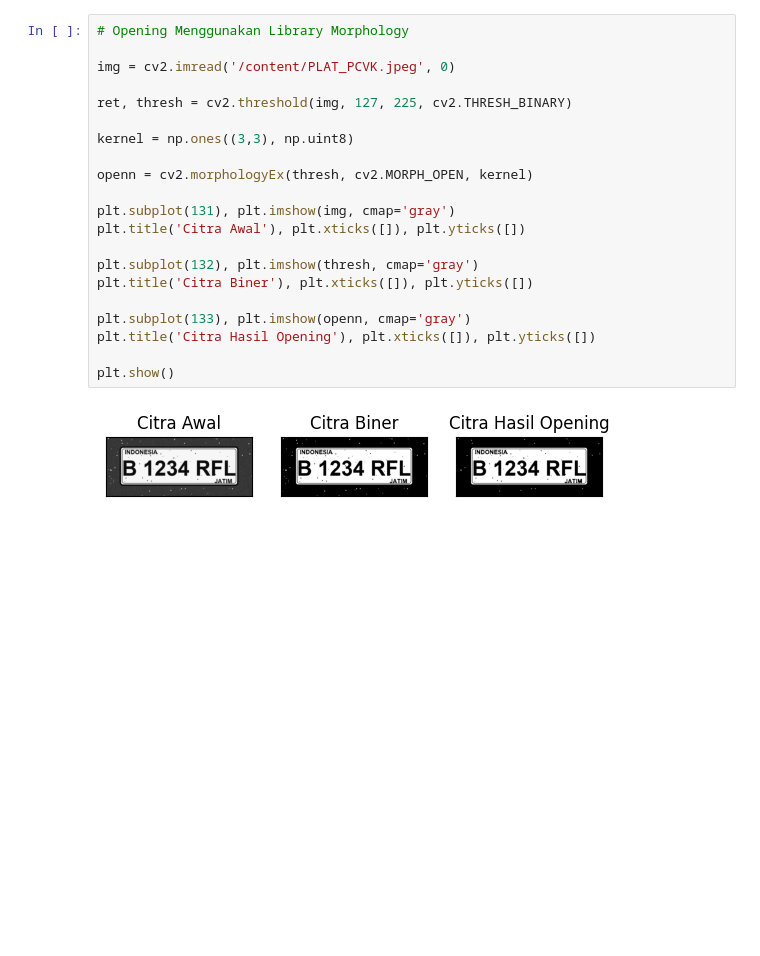
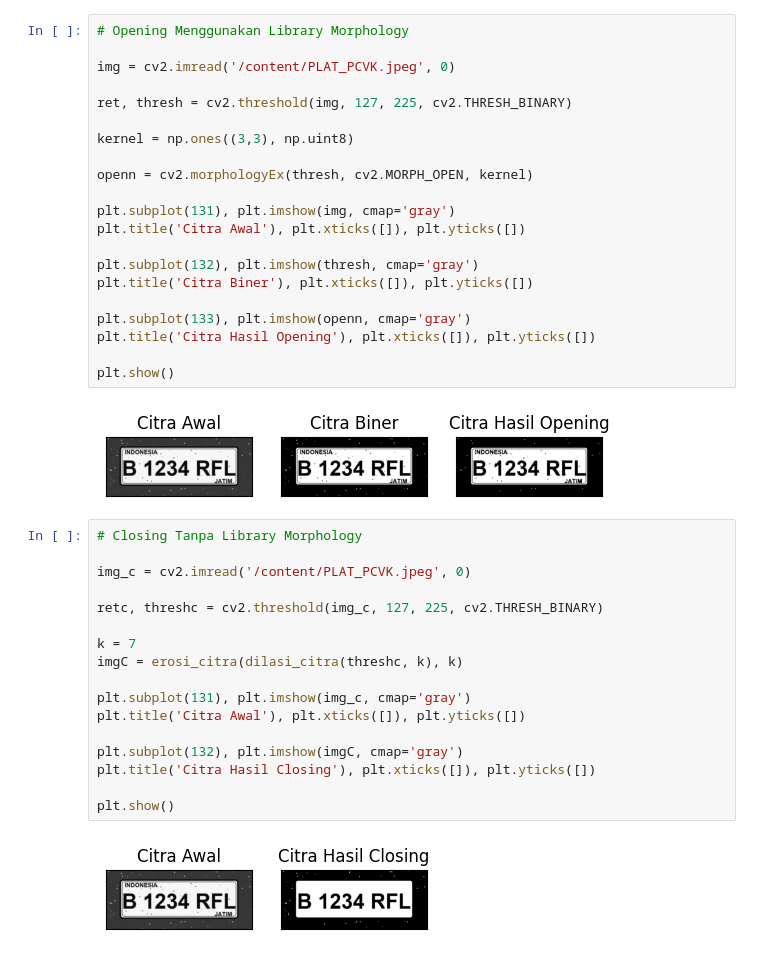
Before and after one commit to SitiMutmainah15/PCVK_GENAP_2026, a Jupyter notebook: Week9_PCVK.ipynb, the cells around one changed output. Drawn from its saved outputs; the diff is of its cells as text; blank space fills up the shorter version.

Commit message:
operasi closing

```diff
--- a/Week9_PCVK.ipynb
+++ b/Week9_PCVK.ipynb
@@ -202,3 +202,22 @@ plt.title('Citra Hasil Opening'), plt.xticks([]), plt.yticks([])
 plt.show()
 # %% [output]
 [figure]
+# %%
+# Closing Tanpa Library Morphology
+
+img_c = cv2.imread('/content/PLAT_PCVK.jpeg', 0)
+
+retc, threshc = cv2.threshold(img_c, 127, 225, cv2.THRESH_BINARY)
+
+k = 7
+imgC = erosi_citra(dilasi_citra(threshc, k), k)
+
+plt.subplot(131), plt.imshow(img_c, cmap='gray')
+plt.title('Citra Awal'), plt.xticks([]), plt.yticks([])
+
+plt.subplot(132), plt.imshow(imgC, cmap='gray')
+plt.title('Citra Hasil Closing'), plt.xticks([]), plt.yticks([])
+
+plt.show()
+# %% [output]
+[figure, added]
```
Also changed, not shown: parts of 1 cell of this notebook.
